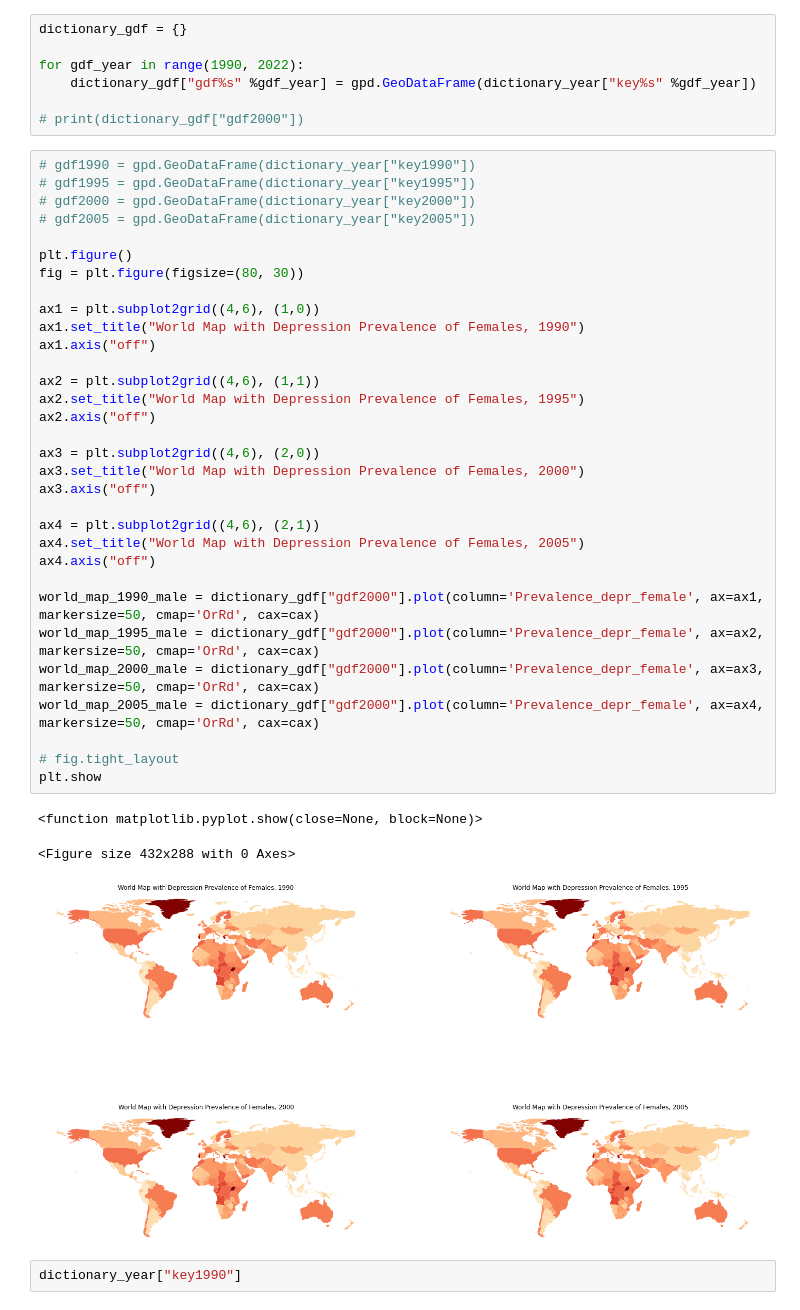
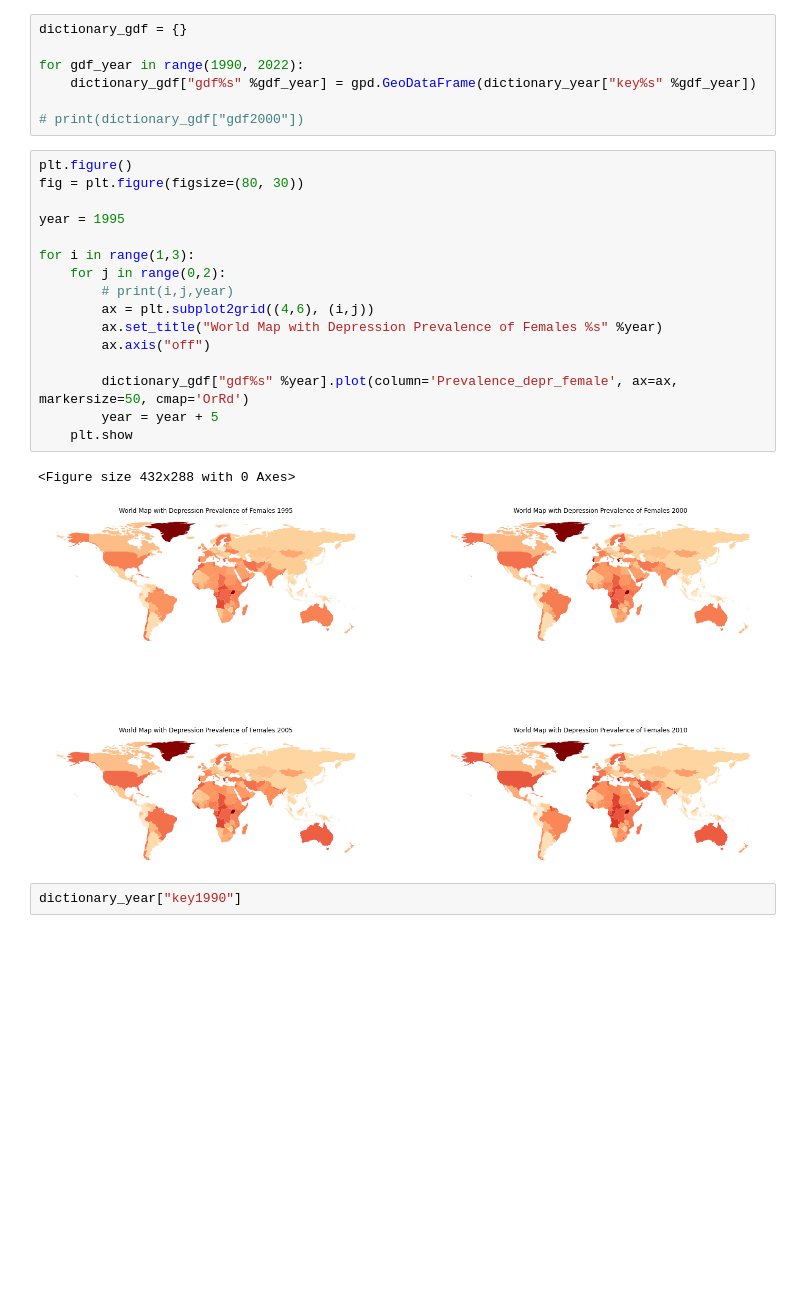
Before and after one commit to lostconnectionhere/mental_health, a Jupyter notebook: menth.ipynb, the cells around one changed output. Drawn from its saved outputs; the diff is of its cells as text; blank space fills up the shorter version.

```diff
--- a/menth.ipynb
+++ b/menth.ipynb
@@ -433,41 +440,24 @@ for gdf_year in range(1990, 2022):
     dictionary_gdf["gdf%s" %gdf_year] = gpd.GeoDataFrame(dictionary_year["key%s" %gdf_year])
 
 # print(dictionary_gdf["gdf2000"])
-# %%
-# gdf1990 = gpd.GeoDataFrame(dictionary_year["key1990"])
-# gdf1995 = gpd.GeoDataFrame(dictionary_year["key1995"])
-# gdf2000 = gpd.GeoDataFrame(dictionary_year["key2000"])
-# gdf2005 = gpd.GeoDataFrame(dictionary_year["key2005"])
-
-plt.figure()
-fig = plt.figure(figsize=(80, 30))
-
-ax1 = plt.subplot2grid((4,6), (1,0))
-ax1.set_title("World Map with Depression Prevalence of Females, 1990")
-ax1.axis("off")
-
-ax2 = plt.subplot2grid((4,6), (1,1))
-ax2.set_title("World Map with Depression Prevalence of Females, 1995")
-ax2.axis("off")
-
-ax3 = plt.subplot2grid((4,6), (2,0))
-ax3.set_title("World Map with Depression Prevalence of Females, 2000")
-ax3.axis("off")
-
-ax4 = plt.subplot2grid((4,6), (2,1))
-ax4.set_title("World Map with Depression Prevalence of Females, 2005")
-ax4.axis("off")
-
-world_map_1990_male = dictionary_gdf["gdf2000"].plot(column='Prevalence_depr_female', ax=ax1, markersize=50, cmap='OrRd', cax=cax)
-world_map_1995_male = dictionary_gdf["gdf2000"].plot(column='Prevalence_depr_female', ax=ax2, markersize=50, cmap='OrRd', cax=cax)
-world_map_2000_male = dictionary_gdf["gdf2000"].plot(column='Prevalence_depr_female', ax=ax3, markersize=50, cmap='OrRd', cax=cax)
-world_map_2005_male = dictionary_gdf["gdf2000"].plot(column='Prevalence_depr_female', ax=ax4, markersize=50, cmap='OrRd', cax=cax)
-
-# fig.tight_layout
-plt.show
-# %% [output]
-<function matplotlib.pyplot.show(close=None, block=None)>
-<Figure size 432x288 with 0 Axes>
-[figure, removed]
+# %%
+plt.figure()
+fig = plt.figure(figsize=(80, 30))
+
+year = 1995
+
+for i in range(1,3):
+    for j in range(0,2):
+        # print(i,j,year)
+        ax = plt.subplot2grid((4,6), (i,j))
+        ax.set_title("World Map with Depression Prevalence of Females %s" %year)
+        ax.axis("off")
+
+        dictionary_gdf["gdf%s" %year].plot(column='Prevalence_depr_female', ax=ax, markersize=50, cmap='OrRd')
+        year = year + 5
+    plt.show
+# %% [output]
+<Figure size 432x288 with 0 Axes>
+[figure, added]
 # %%
 dictionary_year["key1990"]
```
Also changed, not shown: parts of 5 cells of this notebook.
